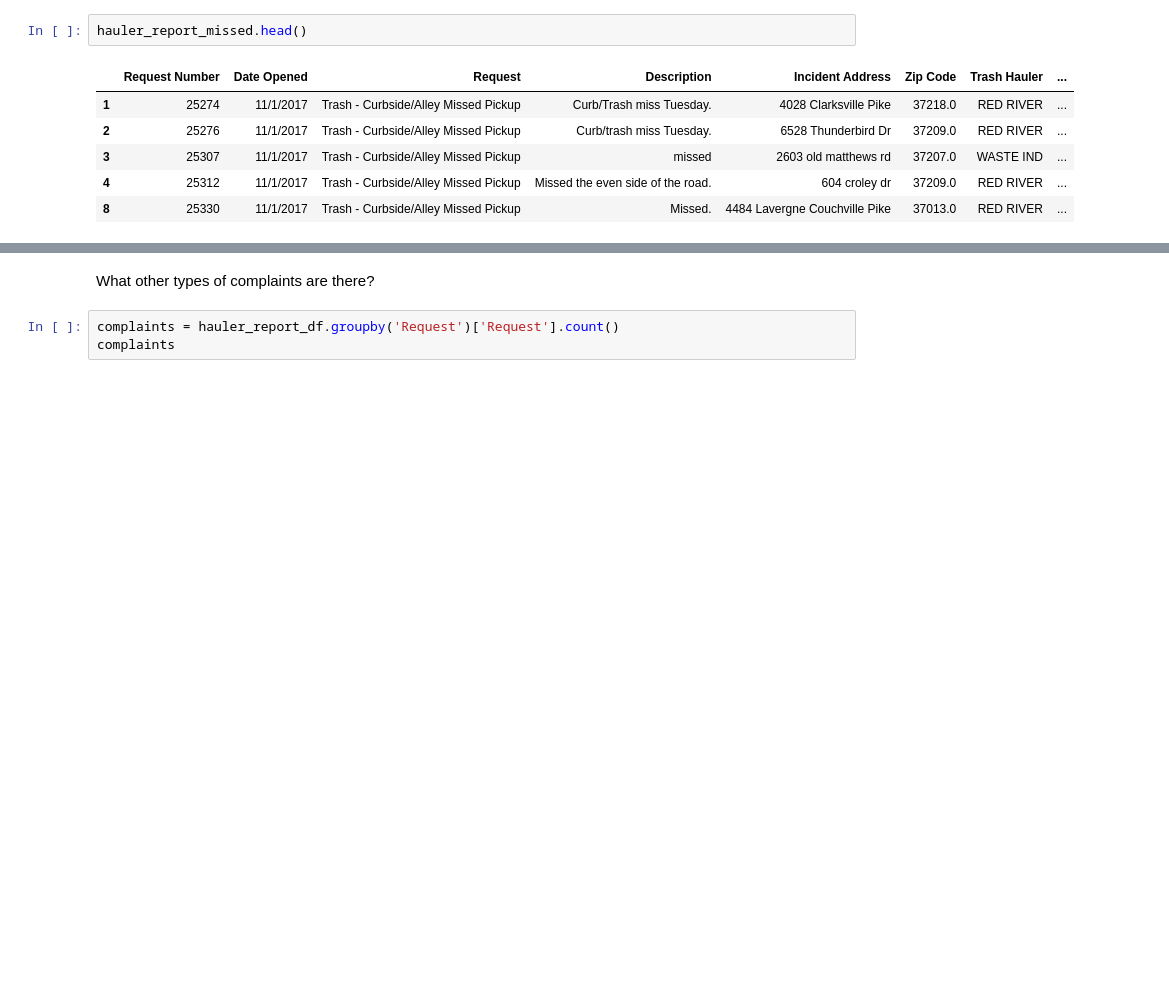
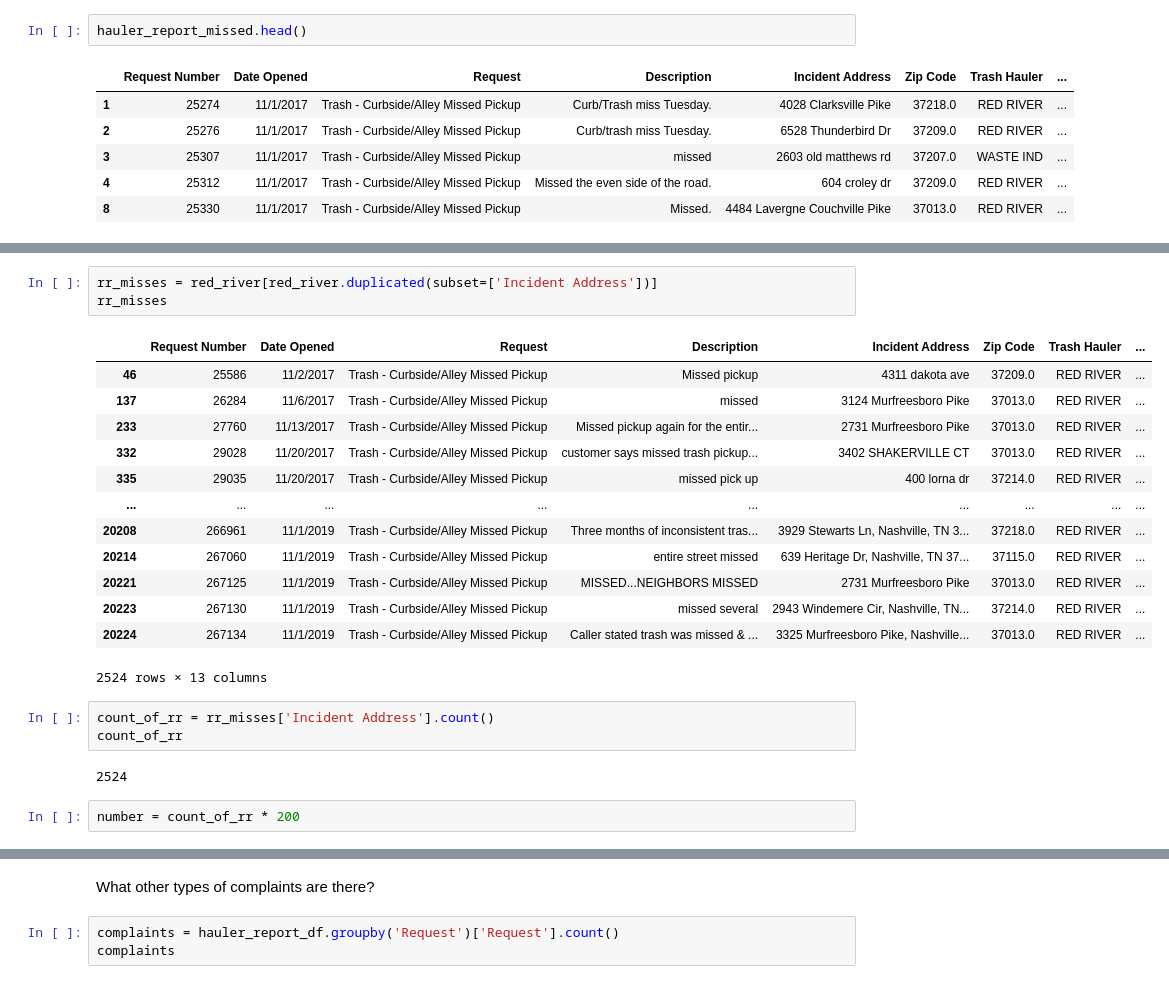
Before and after one commit to NSS-Data-Analytics-Cohort-14/trash-pickups-v2-dorinajordan22, a Jupyter notebook: notebooks/missed_trash_pickups.ipynb, the cells around one changed output, grey strips where cells are left out. Saved outputs shown, nothing was run; the diff lists cells and outputs as text; blank space fills up the shorter version.

```diff
--- a/notebooks/missed_trash_pickups.ipynb
+++ b/notebooks/missed_trash_pickups.ipynb
@@ -170,3 +155,27 @@ number = count_of_dups * 200
+# %%
+rr_misses = red_river[red_river.duplicated(subset=['Incident Address'])]
+rr_misses
+# %% [output]
+|  | Request Number | Date Opened | Request | Description | Incident Address | Zip Code | Trash Hauler | ... |
+| 46 | 25586 | 11/2/2017 | Trash - Curbside/Alley Missed Pickup | Missed pickup | 4311 dakota ave | 37209.0 | RED RIVER | ... |
+| 137 | 26284 | 11/6/2017 | Trash - Curbside/Alley Missed Pickup | missed | 3124 Murfreesboro Pike | 37013.0 | RED RIVER | ... |
+| 233 | 27760 | 11/13/2017 | Trash - Curbside/Alley Missed Pickup | Missed pickup again for the entir... | 2731 Murfreesboro Pike | 37013.0 | RED RIVER | ... |
+| 332 | 29028 | 11/20/2017 | Trash - Curbside/Alley Missed Pickup | customer says missed trash pickup... | 3402 SHAKERVILLE CT | 37013.0 | RED RIVER | ... |
+| 335 | 29035 | 11/20/2017 | Trash - Curbside/Alley Missed Pickup | missed pick up | 400 lorna dr | 37214.0 | RED RIVER | ... |
+| ... | ... | ... | ... | ... | ... | ... | ... | ... |
+| 20208 | 266961 | 11/1/2019 | Trash - Curbside/Alley Missed Pickup | Three months of inconsistent tras... | 3929 Stewarts Ln, Nashville, TN 3... | 37218.0 | RED RIVER | ... |
+| 20214 | 267060 | 11/1/2019 | Trash - Curbside/Alley Missed Pickup | entire street missed | 639 Heritage Dr, Nashville, TN 37... | 37115.0 | RED RIVER | ... |
+| 20221 | 267125 | 11/1/2019 | Trash - Curbside/Alley Missed Pickup | MISSED...NEIGHBORS MISSED | 2731 Murfreesboro Pike | 37013.0 | RED RIVER | ... |
+| 20223 | 267130 | 11/1/2019 | Trash - Curbside/Alley Missed Pickup | missed several | 2943 Windemere Cir, Nashville, TN... | 37214.0 | RED RIVER | ... |
+| 20224 | 267134 | 11/1/2019 | Trash - Curbside/Alley Missed Pickup | Caller stated trash was missed & ... | 3325 Murfreesboro Pike, Nashville... | 37013.0 | RED RIVER | ... |
+2524 rows × 13 columns
+# %%
+count_of_rr = rr_misses['Incident Address'].count()
+count_of_rr
+# %% [output]
+2524
+# %%
+number = count_of_rr * 200
 # %%
 formatted_amount = '${:,.2f}'.format(number)
 formatted_amount
```
Also changed, not shown: parts of 13 cells of this notebook.
